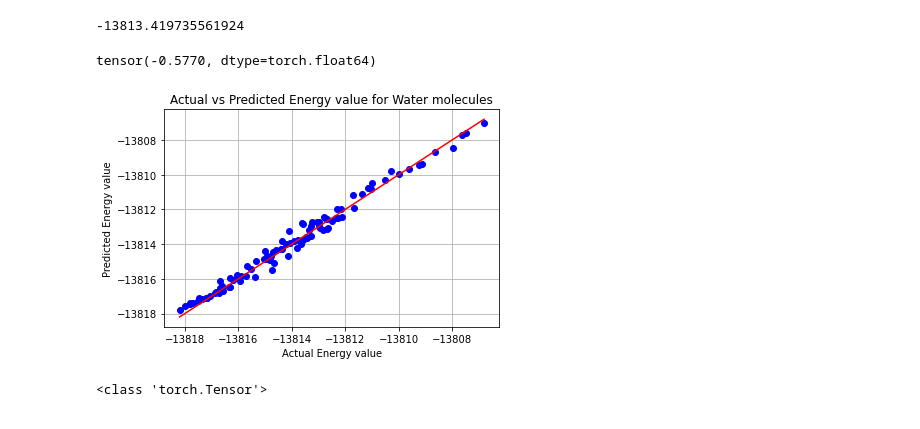
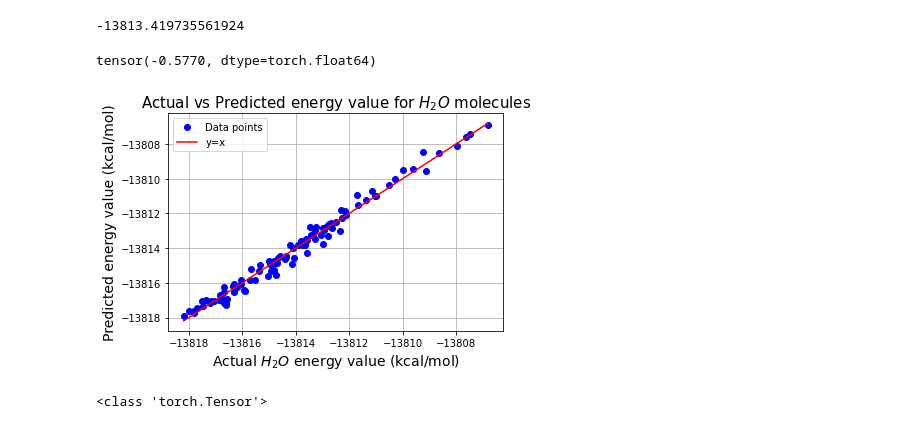
Before and after one commit to KKaroni/Symmetry-in-Machine-learned-Molecular-Force-Fields, a Jupyter notebook: BPNN.ipynb, the cells around one changed output. Drawn from its saved outputs; the diff is of its cells as text; code cells hidden in the pictures.

```diff
--- a/BPNN.ipynb
+++ b/BPNN.ipynb
@@ -274,7 +274,6 @@ lambdaa = [1., 1., 1., 1., 1., 1.]
 
 
 
-
 data_size            = np.shape(energies)[0]        # We have 1000 water molecule conformations
 training_set_size    = data_size - 100
 
@@ -295,13 +294,14 @@ G_train = G[:training_set_size,:]
 var  = np.var(G_train,axis=0)
 mean = np.mean(G_train,axis=0)
 
+G_norm = np.zeros((len(coordinates), number_of_features))
 # normalize all data (training and test), using training set mean and variance
 for i in range(np.shape(G)[0]):
     for j in range(np.shape(G)[1]):
-        G[i,j] = (G[i,j]-mean[j])/var[j]
+        G_norm[i,j] = (G[i,j]-mean[j])/var[j]
 
 
-data_set = np.vsplit(G,data_size)     # Going from a (3000,2) np.array to a (1000,3,2) list
+data_set = np.vsplit(G_norm,data_size)     # Going from a (3000,2) np.array to a (1000,3,2) list
 #data_set = np.random.permutation(training_set)
 data_set = torch.FloatTensor(data_set)          # Going from a (1000,3,2) list to a a (1000,3,2) tensor
 
@@ -317,21 +317,21 @@ var_lab  = np.var(lab_train,axis=0)
 mean_lab = np.mean(lab_train,axis=0)
 print(mean_lab)
 
-labelss = np.zeros((np.shape(labels)))
+labels_norm = np.zeros((np.shape(labels)))
 # normalize all data (training and test), using training set mean and variance
 for i in range(np.shape(labels)[0]):
-    labelss[i] = (labels[i]-mean_lab)/var_lab
+    labels_norm[i] = (labels[i]-mean_lab)/var_lab
 
 
-labelss = torch.FloatTensor(labelss)
+labels_norm = torch.FloatTensor(labels_norm)
 
 
 # Splitting the dataset into training and test set
 training_set         = data_set[:training_set_size]
 test_set             = data_set[training_set_size:]
 
-train_labels         = labelss[:training_set_size]
-test_labels          = labelss[training_set_size:]
+train_labels         = labels_norm[:training_set_size]
+test_labels          = labels_norm[training_set_size:]
 
 # Dataset
 dataset = TensorDataset(training_set, train_labels)
@@ -793,26 +744,27 @@ print(mean_lab)
 # %%
 prediction = torch.tensor(prediction)
 
 x = np.linspace(min(test_labels*var_lab+mean_lab), max(test_labels*var_lab+mean_lab))
 print(min(torch.cat((test_labels,prediction),0)))
 y = x
-plt.plot(test_labels*var_lab+mean_lab,prediction*var_lab+mean_lab, 'o', color='blue')
-plt.plot(x,y, color='red')
+plt.plot(test_labels*var_lab+mean_lab,prediction*var_lab+mean_lab, 'o', color='blue', label = 'Data points')
+plt.plot(x,y, color='red',label = 'y=x')
 plt.grid()
 #plt.xlim([min(torch.cat((test_labels,prediction),0)), max(torch.cat((test_labels,prediction),0))])
 #plt.ylim([min(torch.cat((test_labels,prediction),0)), max(torch.cat((test_labels,prediction)))])
 #plt.ylim([-13822,-13800])
 #plt.ticklabel_format(axis="y", style="plain")
 plt.ticklabel_format(useOffset=False, style='plain')
 #plt.tick_params(axis='both',labelsize=14)
-plt.xlabel('Actual Energy value')
-plt.ylabel('Predicted Energy value')
-plt.title('Actual vs Predicted Energy value for Water molecules')
-
+plt.xlabel('Actual $H_2O$ energy value (kcal/mol)',fontsize=14)
+plt.ylabel('Predicted energy value (kcal/mol)',fontsize=14)
+plt.title('Actual vs Predicted energy value for $H_2O$ molecules',fontsize=15)
+plt.legend()
+plt.savefig('predicted_energies_H2O',bbox_inches='tight')
 plt.show()
 # %% [output]
 tensor(-0.5770, dtype=torch.float64)
-[figure, old version]
+[figure, new version]
 # %%
 print(type(prediction))
 # %% [output]
```
Also changed, not shown: parts of 8 cells of this notebook.
